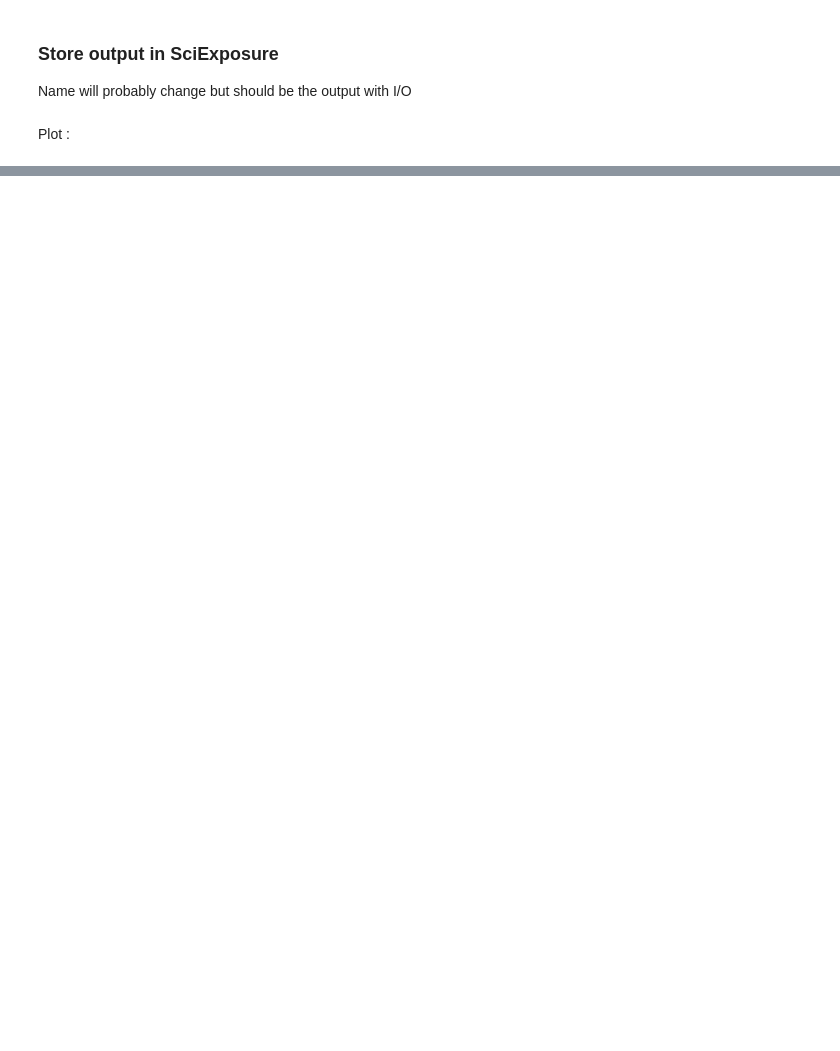
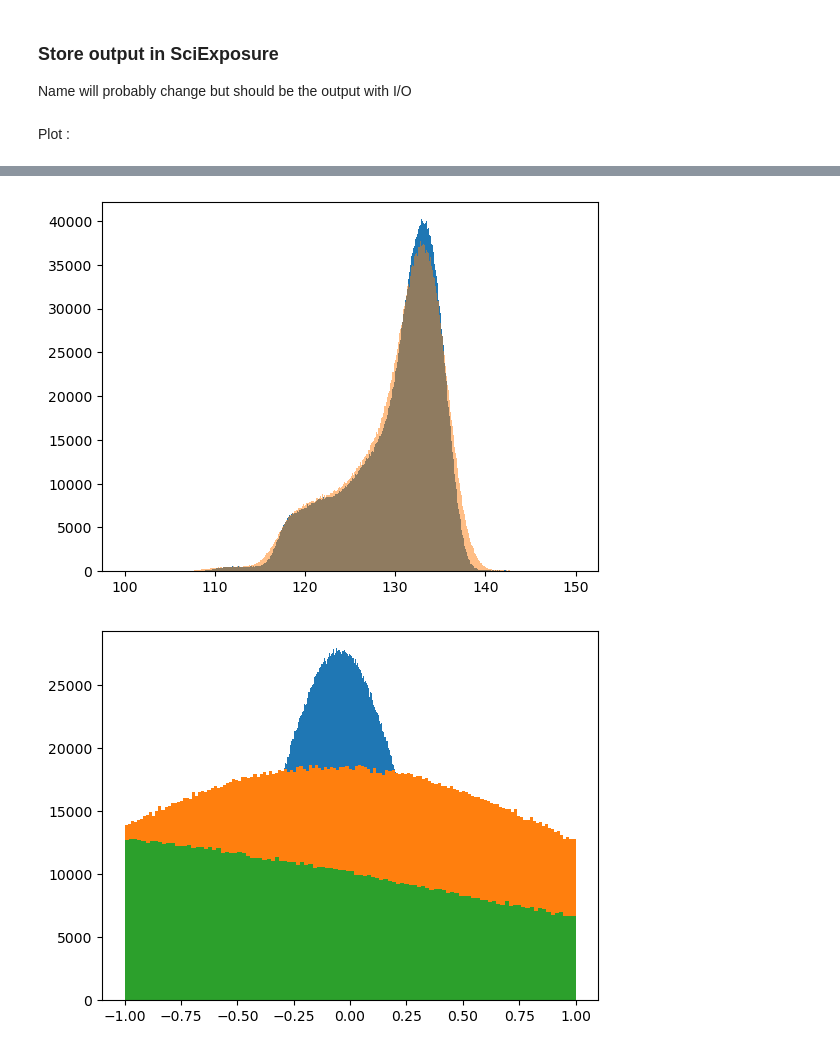
Before and after one commit to m-aubert/mercupix, a Jupyter notebook: notebook/Test_mercupix.ipynb, the cells around one changed output, grey strips where cells are left out. Cells and saved outputs as stored; diff of their text form; code cells hidden in the pictures; blank space fills up the shorter version.

```diff
--- a/notebook/Test_mercupix.ipynb
+++ b/notebook/Test_mercupix.ipynb
@@ -40,3 +43,5 @@ IndexError: arrays used as indices must be of integer (or boolean) type
 # %% [markdown]
 Fit ramp with chosen procedure :
 kwargs will depend on procedure (readnoise and gain can be plugged for Kubik for example)
+# %%
+datacube, varcube = ramp.preprocess_ramp()
@@ -66,0 +87,21 @@ plt.show()
+# %%
+plt.figure()
+plt.hist(np.ravel(np.mean(np.diff(datacube, axis=0)/np.diff(ramp.t_read)[:,None,None], axis=0)), bins='fd', range=[100, 150])
+plt.hist(np.ravel(np.median(np.diff(datacube, axis=0)/np.diff(ramp.t_read)[:,None,None], axis=0)), bins='fd', range=[100, 150], alpha=0.5)
+plt.show()
+
+
+plt.figure()
+plt.hist(np.ravel(np.mean(np.diff(datacube, axis=0)/np.diff(ramp.t_read)[:,None,None],axis=0) - slope_lsq_leg),bins='fd', range=[-1,1])
+plt.hist(np.ravel(np.median(np.diff(datacube, axis=0)/np.diff(ramp.t_read)[:,None,None],axis=0) - slope_lsq_leg),bins='fd', range=[-1,1])
+plt.hist(np.ravel(np.mean(np.diff(datacube, axis=0)/np.diff(ramp.t_read)[:,None,None],axis=0) - slope_lsq),bins='fd', range=[-1,1])
+plt.hist(np.ravel(np.mean(np.diff(datacube, axis=0)/np.diff(ramp.t_read)[:,None,None],axis=0) - slope_kbk),bins='fd', range=[-1,1])
+plt.show()
+
+
+plt.figure()
+plt.hist(np.ravel(np.std(np.diff(datacube, axis=0)/np.diff(ramp.t_read)[:,None,None], axis=0, ddof=1)), bins='fd' , range=[10,30])
+plt.show()
+# %% [output]
+[figure, added]
+[figure, added]
```
Also changed, not shown: parts of 12 cells of this notebook, 7 other files.
